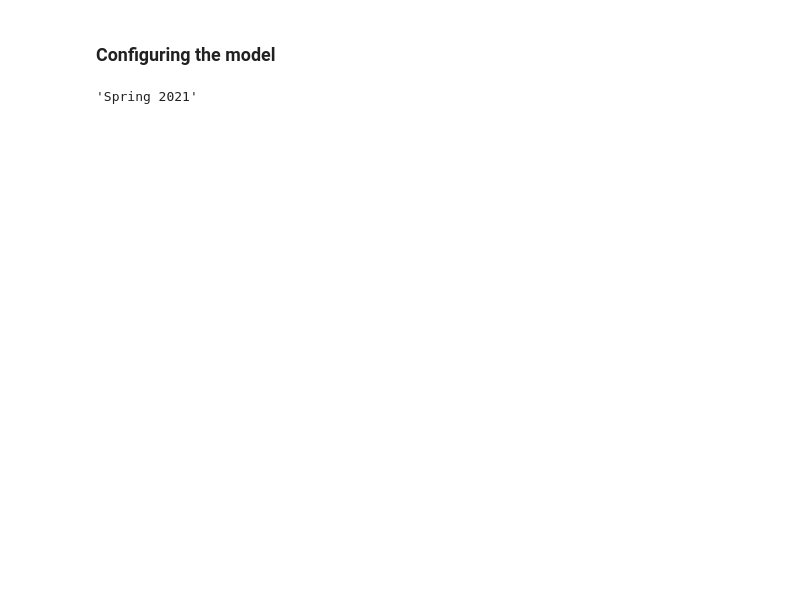
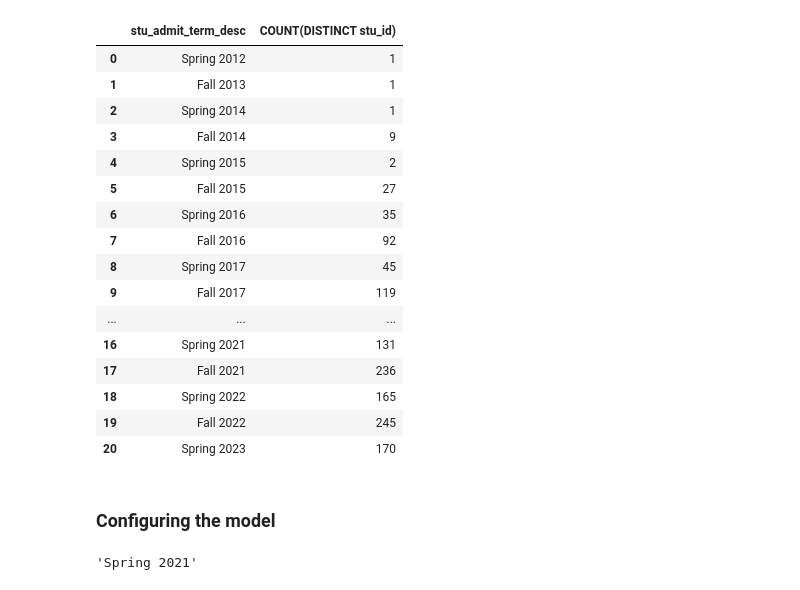
Before and after one commit to GoswamiSagarD/Team-Prophecy, a Jupyter notebook: Code/02_MachineLearning/WeightedProjection/WeightedProjections.ipynb, the cells around one changed output. Saved outputs shown, nothing was run; the diff lists cells and outputs as text; code cells hidden in the pictures; blank space fills up the shorter version.

```diff
--- a/Code/02_MachineLearning/WeightedProjection/WeightedProjections.ipynb
+++ b/Code/02_MachineLearning/WeightedProjection/WeightedProjections.ipynb
@@ -29,6 +53,35 @@ DM = DataManager()
 # importing the data for analysis
 df_finalEnrollment = DM.get_data('EnrollmentFinalStatus', 'pkl', 'processed')
 db_finalEnrollment = DM.get_data('EnrollmentFinalStatus', 'db', 'processed')
+# %%
+# Testing
+db_finalEnrollment.runQuery(""" --sql
+    SELECT stu_admit_term_desc, COUNT(DISTINCT stu_id)
+    FROM EnrollmentFinalStatus
+    WHERE
+        stu_prog_desc = 'MS Data Analytics Engineering'
+        AND stu_admit_term_name IN ('Fall', 'Spring')
+    GROUP BY stu_admit_term_desc
+    ORDER BY stu_admit_term_code
+""")
+# %% [output]
+|  | stu_admit_term_desc | COUNT(DISTINCT stu_id) |
+| 0 | Spring 2012 | 1 |
+| 1 | Fall 2013 | 1 |
+| 2 | Spring 2014 | 1 |
+| 3 | Fall 2014 | 9 |
+| 4 | Spring 2015 | 2 |
+| 5 | Fall 2015 | 27 |
+| 6 | Spring 2016 | 35 |
+| 7 | Fall 2016 | 92 |
+| 8 | Spring 2017 | 45 |
+| 9 | Fall 2017 | 119 |
+| ... | ... | ... |
+| 16 | Spring 2021 | 131 |
+| 17 | Fall 2021 | 236 |
+| 18 | Spring 2022 | 165 |
+| 19 | Fall 2022 | 245 |
+| 20 | Spring 2023 | 170 |
 # %% [markdown]
 ### Configuring the model
 # %%
```
Also changed, not shown: parts of 12 cells of this notebook, 2 other files.
